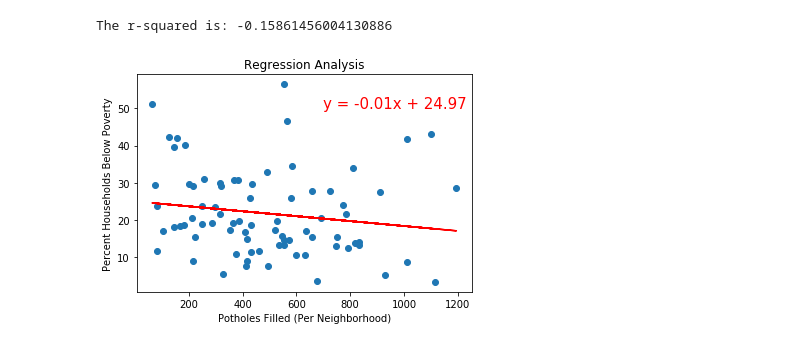
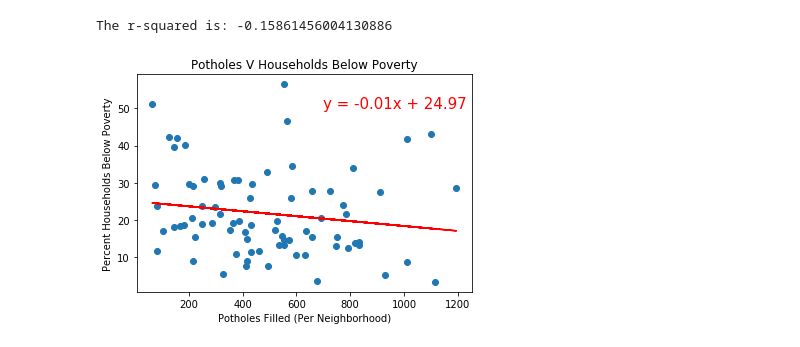
Before and after one commit to NUBootcampTeam/ParksAndPotholes, a Jupyter notebook: Potholes_Money.ipynb, the cells around one changed output. Saved outputs shown, nothing was run; the diff lists cells and outputs as text; code cells hidden in the pictures.

```diff
--- a/Potholes_Money.ipynb
+++ b/Potholes_Money.ipynb
@@ -50,19 +50,19 @@ group_potholes.head()
 # %%
 #plot and calculate the linear regression of Potholes filled per block v percent households below poverty
 x_values = group_potholes['NUMBER OF POTHOLES FILLED ON BLOCK']
 y_values = socio['PERCENT HOUSEHOLDS BELOW POVERTY']
 (slope, intercept, rvalue, pvalue, stderr) = linregress(x_values, y_values)
 regress_values = x_values * slope + intercept
 line_eq = "y = " + str(round(slope,2)) + "x + " + str(round(intercept,2))
 plt.scatter(x_values,y_values)
 plt.plot(x_values,regress_values,"r-")
 plt.annotate(line_eq,(700,50),fontsize=15,color="red")
-plt.title("Regression Analysis")
+plt.title("Potholes V Households Below Poverty")
 plt.xlabel('Potholes Filled (Per Neighborhood)')
 plt.ylabel('Percent Households Below Poverty')
 print(f"The r-squared is: {rvalue}")
 plt.savefig("Regression Analysis of Potholes v Poverty.png")
 plt.show()
 # %% [output]
 The r-squared is: -0.15861456004130886
-[figure, old version]
+[figure, new version]
```
Also changed, not shown: parts of 3 cells of this notebook, 6 other files.
